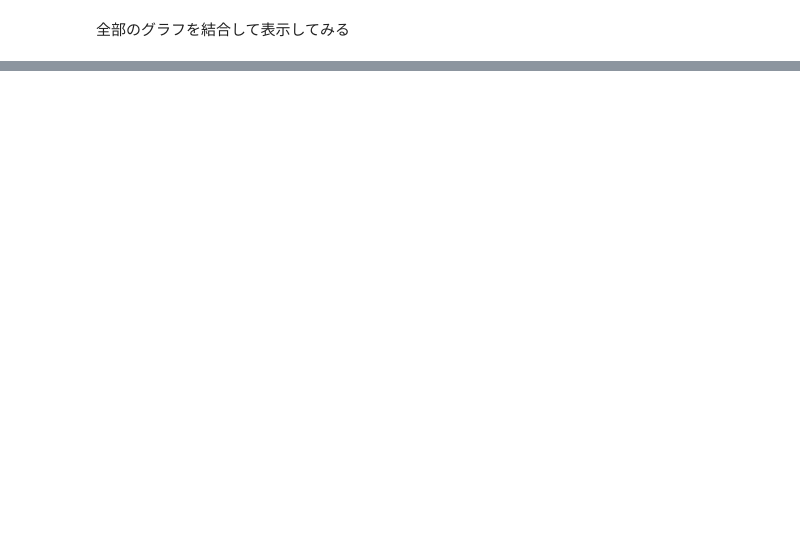
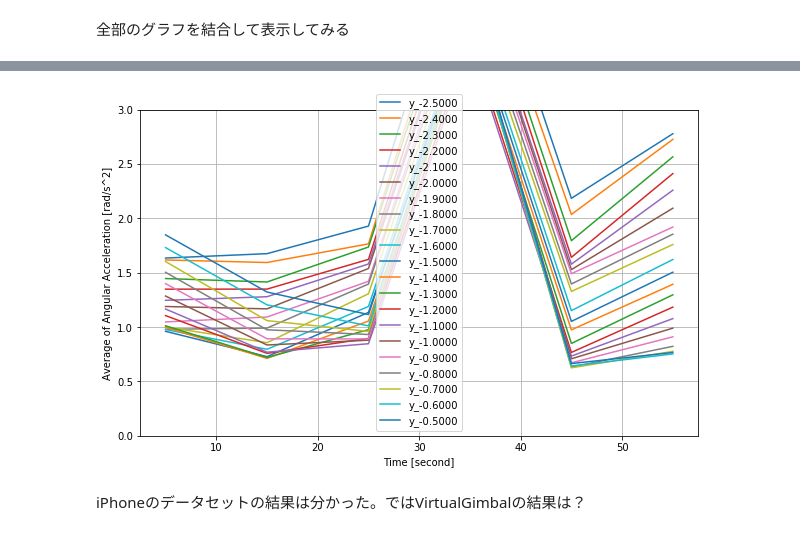
Before and after one commit to yossato/virtualGimbal, a Jupyter notebook: post_processing_software/jupyter/observe_synchronization_and_quality.ipynb, the cells around one changed output, grey strips where cells are left out. Saved outputs shown, nothing was run; the diff lists cells and outputs as text; code cells hidden in the pictures; blank space fills up the shorter version.

```diff
--- a/post_processing_software/jupyter/observe_synchronization_and_quality.ipynb
+++ b/post_processing_software/jupyter/observe_synchronization_and_quality.ipynb
@@ -173,0 +163,23 @@ plotA4s(datas,legend,sampling_rate=30,length=100)
+# %%
+legend = []
+datas = None
+for fo in frame_offsets:
+    numstr = format(fo,'1.4f')
+    # CSVを開く
+    data = openCSV('../build/' + numstr + '_warped_estimated_angular_velocity.csv')
+    # legendを書く
+    # legend.append('x_' + numstr)
+    legend.append('y_' + numstr)
+    # legend.append('z_' + numstr)
+
+    # データを結合する
+    if datas is None:
+        datas = data[2:3]
+    else:
+        datas = np.append(datas,data[2:3],axis=0)
+# %%
+plotA4s(datas,legend,sampling_rate=30,length=300,ylim=[0,3])
+# %% [output]
+[figure, added]
+# %% [markdown]
+iPhoneのデータセットの結果は分かった。ではVirtualGimbalの結果は？
```
Also changed, not shown: parts of 13 cells of this notebook.
